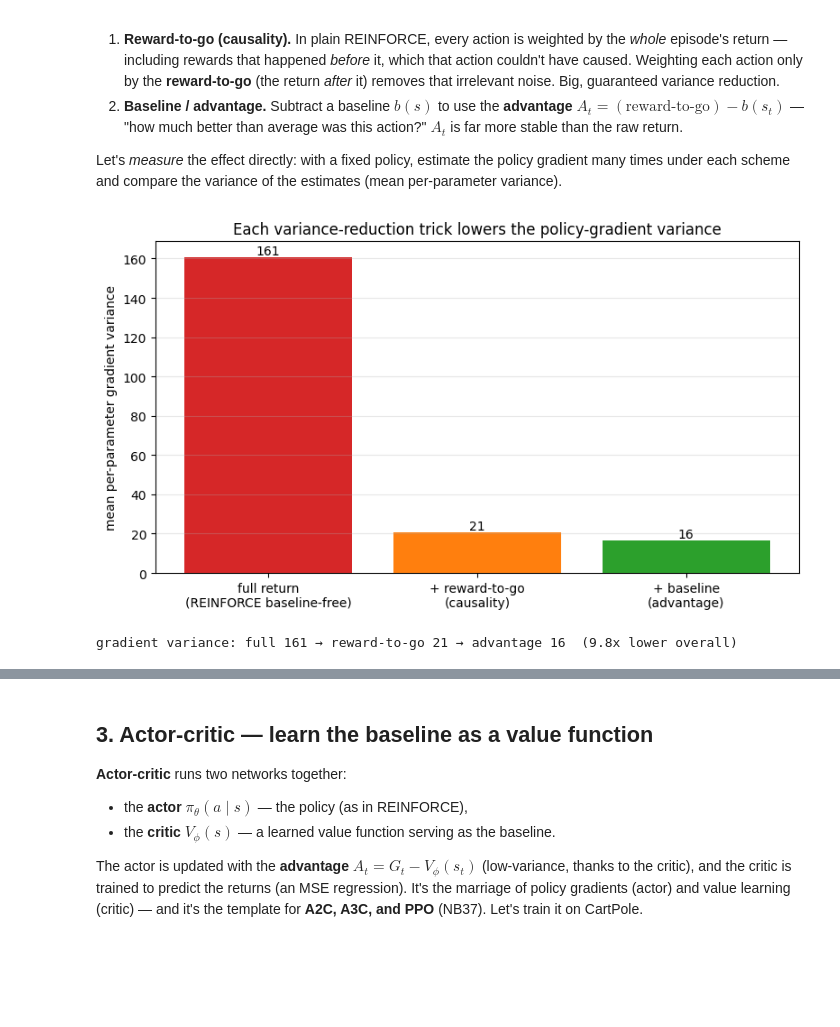
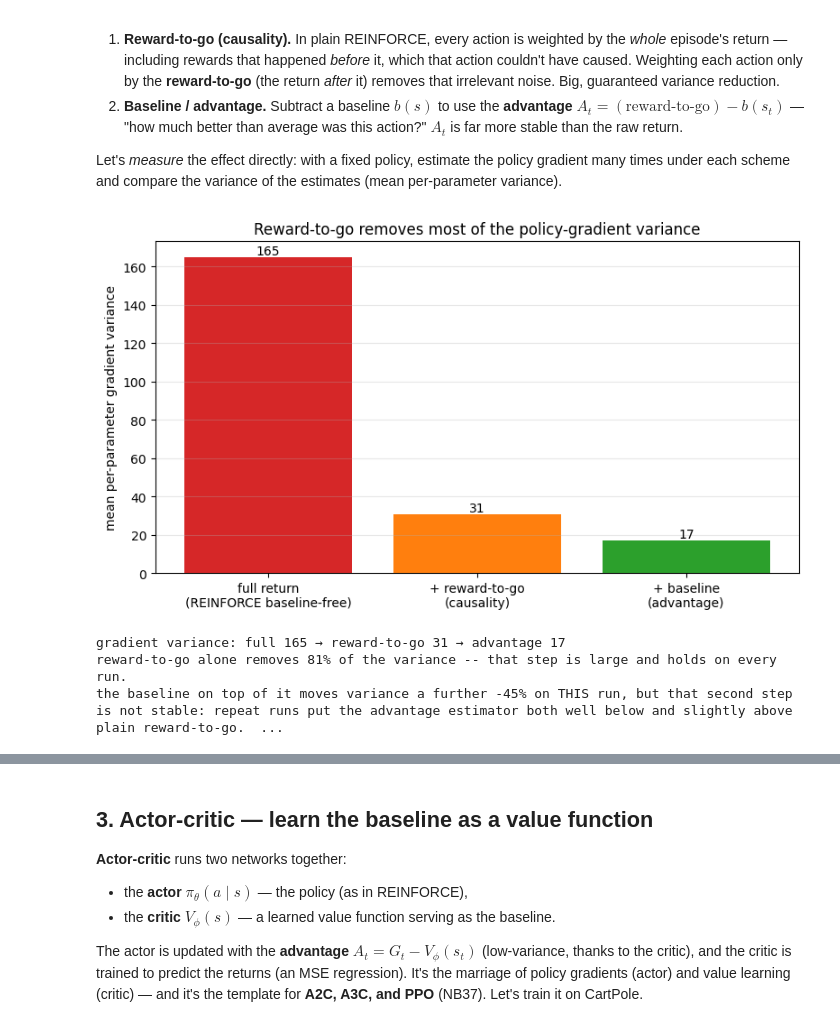
Before and after one commit to shiva-shivanibokka/All-about-Neural-Networks, a Jupyter notebook: Tier 7 - Reinforcement Learning/36_policy_gradients_actor_critic.ipynb, the cells around one changed output, grey strips where cells are left out. Cells and saved outputs as stored; diff of their text form; code cells hidden in the pictures; blank space fills up the shorter version.

```diff
--- a/Tier 7 - Reinforcement Learning/36_policy_gradients_actor_critic.ipynb
+++ b/Tier 7 - Reinforcement Learning/36_policy_gradients_actor_critic.ipynb
@@ -75,39 +75,56 @@ def collect():
     return data, rews
 # baseline = average reward-to-go per timestep, estimated from a batch of episodes
 btj, cnt = np.zeros(201), np.zeros(201)
 for _ in range(50):
     _, rews = collect(); rtg = np.cumsum(rews[::-1])[::-1].copy()
     for t,g in enumerate(rtg): btj[t]+=g; cnt[t]+=1
 baseline = btj/np.maximum(cnt,1)
 
 def grad_vec(mode):
     data, rews = collect(); T=len(rews)
     if   mode=="full": w = np.full(T, sum(rews))                          # full return for every action
     elif mode=="rtg":  w = np.cumsum(rews[::-1])[::-1].copy()             # reward-to-go
     else:              w = np.cumsum(rews[::-1])[::-1].copy() - baseline[:T]  # advantage (rtg − baseline)
     logps = [torch.log(F.softmax(pol(torch.tensor(s,dtype=torch.float32)),-1)[a]+1e-8) for (s,a) in data]
     loss = -(torch.stack(logps)*torch.tensor(np.ascontiguousarray(w), dtype=torch.float32)).sum()
     pol.zero_grad(); loss.backward()
     return torch.cat([p.grad.flatten() for p in pol.parameters()]).numpy()
 
+N_SAMPLES = 300          # variance-of-a-variance is large; 150 was too few to rank rtg vs adv
 variances = {}
 for mode in ["full", "rtg", "adv"]:
-    G = np.array([grad_vec(mode) for _ in range(150)])
+    G = np.array([grad_vec(mode) for _ in range(N_SAMPLES)])
     variances[mode] = G.var(axis=0).mean()
 
 labels = ["full return\n(REINFORCE baseline-free)", "+ reward-to-go\n(causality)", "+ baseline\n(advantage)"]
 fig, ax = plt.subplots(figsize=(8,4.6))
 ax.bar(labels, [variances["full"], variances["rtg"], variances["adv"]], color=["tab:red","tab:orange","tab:green"])
-ax.set_title("Each variance-reduction trick lowers the policy-gradient variance")
+ax.set_title("Reward-to-go removes most of the policy-gradient variance")
 ax.set_ylabel("mean per-parameter gradient variance"); ax.grid(alpha=0.3, axis="y")
 for i,m in enumerate(["full","rtg","adv"]): ax.text(i, variances[m], f"{variances[m]:.0f}", ha="center", va="bottom")
 plt.tight_layout(); plt.show()
 print(f"gradient variance: full {variances['full']:.0f} → reward-to-go {variances['rtg']:.0f} "
-      f"→ advantage {variances['adv']:.0f}  ({variances['full']/variances['adv']:.1f}x lower overall)")
-assert variances["adv"] < variances["rtg"] < variances["full"], (
-    f"variance reduction did not hold in order: full {variances['full']:.0f}, "
-    f"reward-to-go {variances['rtg']:.0f}, advantage {variances['adv']:.0f}")
+      f"→ advantage {variances['adv']:.0f}")
+print(f"reward-to-go alone removes {100*(1-variances['rtg']/variances['full']):.0f}% of the variance -- "
+      f"that step is large and holds on every run.")
+print(f"the baseline on top of it moves variance a further {100*(variances['adv']/variances['rtg']-1):+.0f}% "
+      f"on THIS run, but that second step is not stable: repeat runs put the advantage estimator both well "
+      f"below and slightly above plain reward-to-go. CartPole pays +1 every step, so reward-to-go is nearly "
+      f"a deterministic function of the timestep and little state-dependent variance is left for a baseline "
+      f"to remove. This notebook therefore claims no ordering for that step.")
+
+# Assert only what separates. The full-return -> reward-to-go drop is nearly an order of
+# magnitude and holds everywhere; the reward-to-go -> advantage step does not, and pinning
+# an ordering the data cannot support is how a notebook starts lying.
+assert variances["rtg"] < variances["full"] / 3, (
+    f"reward-to-go should cut variance sharply: full {variances['full']:.0f} vs "
+    f"reward-to-go {variances['rtg']:.0f}")
+assert variances["adv"] < variances["full"] / 3, (
+    f"the advantage estimator should also stay far below the full return: "
+    f"full {variances['full']:.0f} vs advantage {variances['adv']:.0f}")
 # %% [output]
-[figure, old version]
+[figure, new version]
-gradient variance: full 161 → reward-to-go 21 → advantage 16  (9.8x lower overall)
+gradient variance: full 165 → reward-to-go 31 → advantage 17
+reward-to-go alone removes 81% of the variance -- that step is large and holds on every run.
+the baseline on top of it moves variance a further -45% on THIS run, but that second step is not stable: repeat runs put the advantage estimator both well below and slightly above plain reward-to-go.  ...
 # %% [markdown]
```
Also changed, not shown: parts of 3 cells of this notebook, 2 other files.
